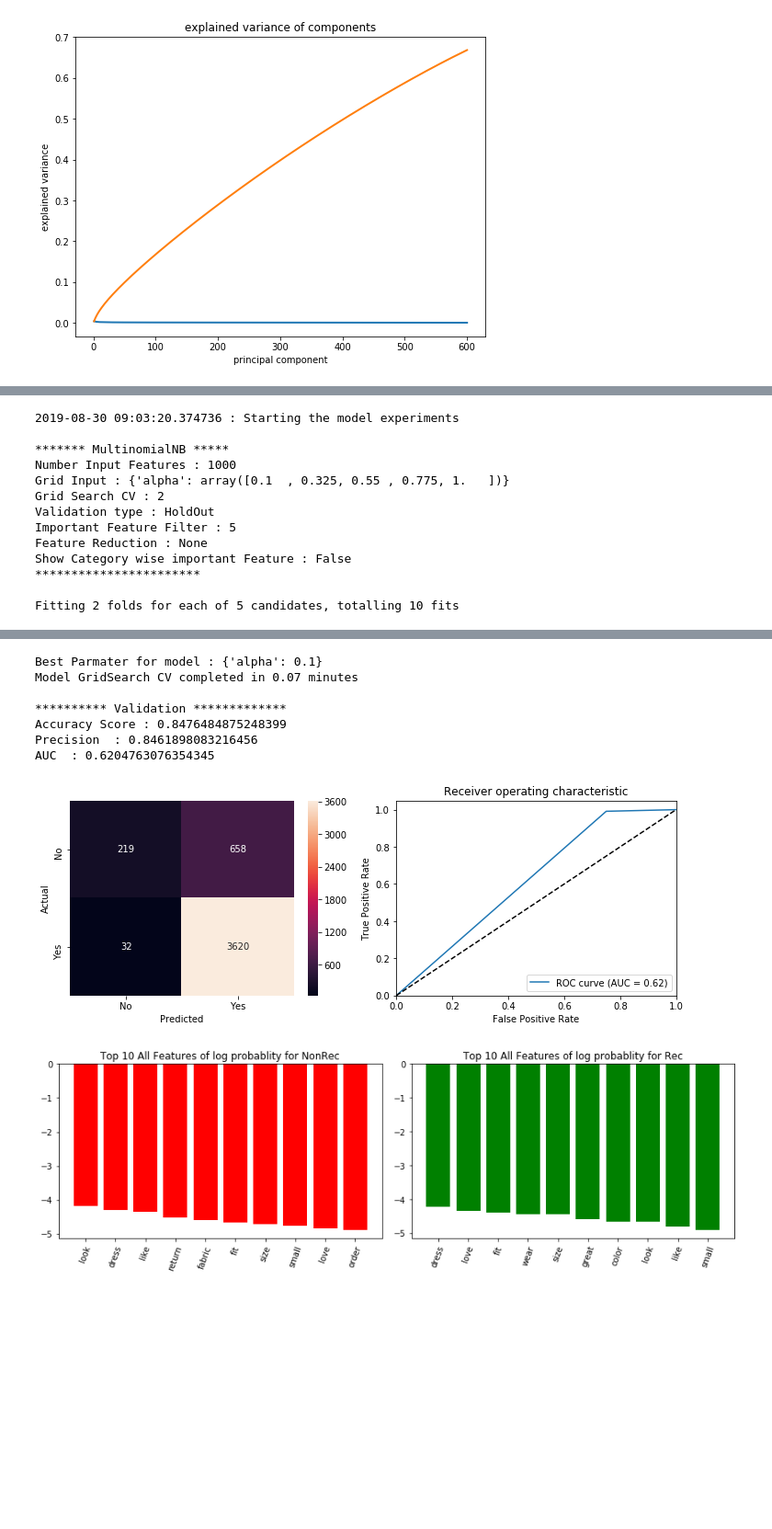
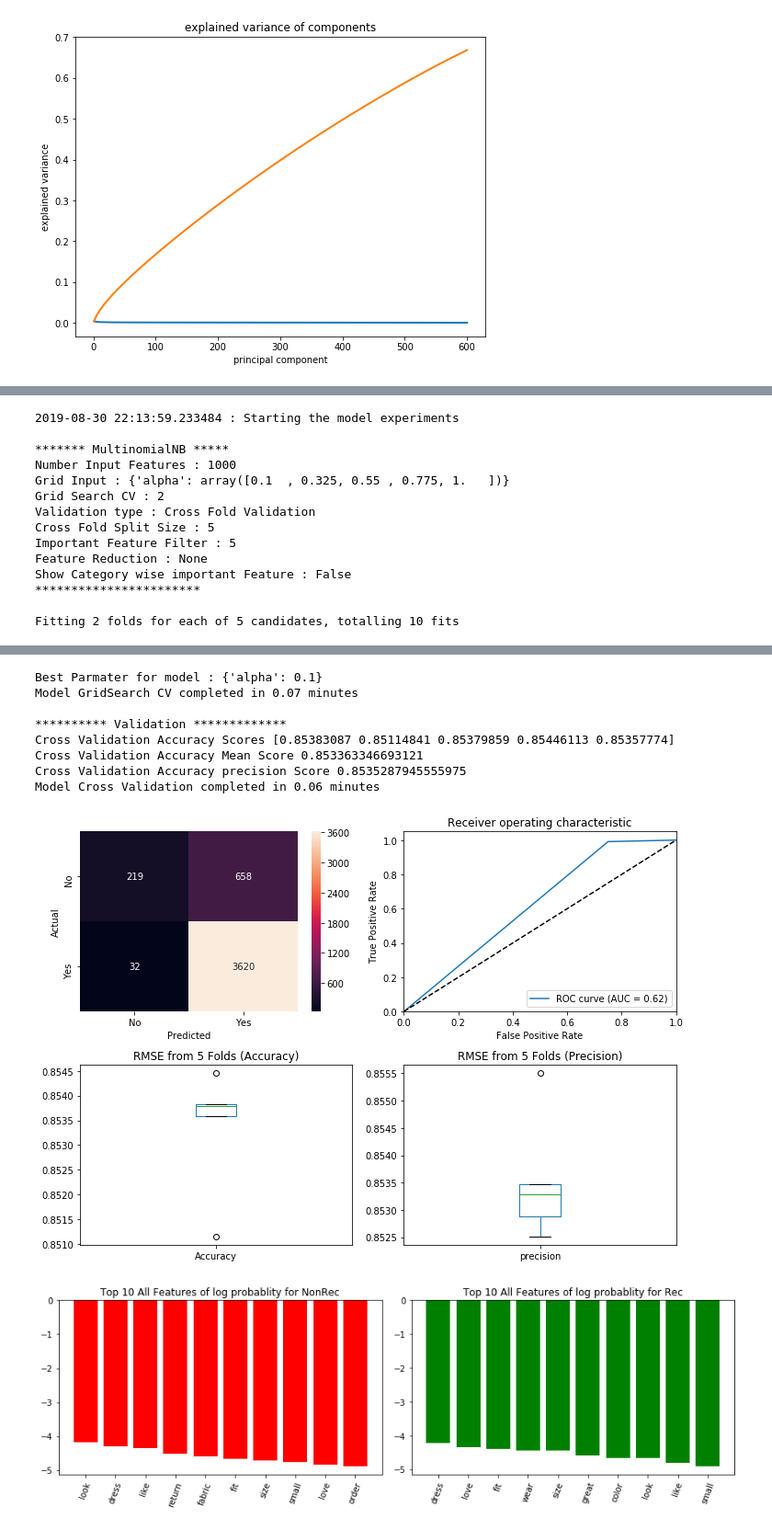
Before and after one commit to balag752/Ecommerce-clothing-recommendation-prediction, a Jupyter notebook: src/ModelBuilding.ipynb, the cells around one changed output, grey strips where cells are left out. Shown at 92% size. Saved outputs shown, nothing was run; the diff lists cells and outputs as text; code cells hidden in the pictures; blank space fills up the shorter version.

Commit message:
Completed model building

```diff
--- a/src/ModelBuilding.ipynb
+++ b/src/ModelBuilding.ipynb
@@ -170,6 +170,7 @@ Modeldescription=[]
 TypeValidation=[]
 Metric=[]
 Score=[]
+FeatureReductionValue=[]
 ValidatedTime=[]
 # %%
 ## For Hyper parameter selection used Grid Search
@@ -276,7 +277,7 @@ def plot_roc_curves(fprs, tprs, names=[]):
     plt.legend(loc="lower right")
 #     plt.show()
 
-def validation(modelbest_estimator,InputFeatureData,OutputFeatureData, X_train, X_test, y_train, y_test, datetime_modelfit,nfolds, Reviewonly):
+def validation(modelbest_estimator,InputFeatureData,OutputFeatureData, X_train, X_test, y_train, y_test, datetime_modelfit,nfolds, Reviewonly,FeatureReduction):
     print(" ")
     print("********** Validation *************")
 
@@ -325,7 +326,7 @@ def validation(modelbest_estimator,InputFeatureData,OutputFeatureData, X_train,
         pd.Series(scores).plot(kind="box", label="precision");
         plt.title('RMSE from '+str(nfolds)+' Folds (Precision)')
 
-        TypeValidation.append("HoldOut")
+        TypeValidation.append("Cross Fold")
         Score.append(np.mean(scores, dtype=np.float64))
 
         datetime_cv=datetime.datetime.now()
@@ -338,6 +339,7 @@ def validation(modelbest_estimator,InputFeatureData,OutputFeatureData, X_train,
     Modeldescription.append(Reviewonly)
     Metric.append("Precision")
     ValidatedTime.append(datetime.datetime.now())
+    FeatureReductionValue.append(FeatureReduction)
 
     print(" ")
 
@@ -386,7 +388,7 @@ def model_experiment(model,param_grid,df, InputFeaturecols,OutputFeaturecols, nf
         datetime_modelfit=datetime.datetime.now()
         minutes_diff = round((datetime_modelfit - datetime_start).total_seconds() / 60.0,2)
         print("Model Fit completed in "+ str(minutes_diff) + " minutes ")
-        validation(modelbest_estimator,InputFeatureData,OutputFeatureData, X_train, X_test, y_train, y_test,datetime_modelfit, nfolds[1], Reviewonly)
+        validation(modelbest_estimator,InputFeatureData,OutputFeatureData, X_train, X_test, y_train, y_test,datetime_modelfit, nfolds[1], Reviewonly,FeatureReduction)
 
     else:
         ## Experimenting model with different parameters
@@ -396,7 +398,7 @@ def model_experiment(model,param_grid,df, InputFeaturecols,OutputFeaturecols, nf
         minutes_diff = round((datetime_modelfit - datetime_start).total_seconds() / 60.0,2)
         print("Model GridSearch CV completed in "+ str(minutes_diff) + " minutes ")
 
-        validation(modelbest_estimator,InputFeatureData,OutputFeatureData, [],[],[],[],datetime_modelfit, nfolds[1], Reviewonly)
+        validation(modelbest_estimator,InputFeatureData,OutputFeatureData, [],[],[],[],datetime_modelfit, nfolds[1], Reviewonly,FeatureReduction)
 
     if type(model).__name__ in ('LogisticRegression','MultinomialNB','RandomForestClassifier') and FeatureReduction=="None":
 
@@ -538,15 +540,16 @@ Model Cross Validation completed in 0.1 minutes
 # %%
 model = MultinomialNB(alpha=0.1)
 param_grid={'alpha':np.linspace(0.1,1,5)}
-model_experiment(model=model,param_grid=param_grid,df=df, InputFeaturecols=InputFeature[30:],OutputFeaturecols=OutputFeature, nfolds=[2,1], ImpFtrShow=5, Reviewonly=True)
+model_experiment(model=model,param_grid=param_grid,df=df, InputFeaturecols=InputFeature[30:],OutputFeaturecols=OutputFeature, nfolds=[2,5], ImpFtrShow=5, Reviewonly=True)
 # %% [output]
-2019-08-30 09:03:20.374736 : Starting the model experiments
+2019-08-30 22:13:59.233484 : Starting the model experiments
 
 ******* MultinomialNB *****
 Number Input Features : 1000
 Grid Input : {'alpha': array([0.1  , 0.325, 0.55 , 0.775, 1.   ])}
 Grid Search CV : 2
-Validation type : HoldOut
+Validation type : Cross Fold Validation
+Cross Fold Split Size : 5
 Important Feature Filter : 5
 Feature Reduction : None
 Show Category wise important Feature : False
@@ -558,11 +561,12 @@ Fitting 2 folds for each of 5 candidates, totalling 10 fits
 Best Parmater for model : {'alpha': 0.1}
 Model GridSearch CV completed in 0.07 minutes
 
 ********** Validation *************
-Accuracy Score : 0.8476484875248399
-Precision  : 0.8461898083216456
-AUC  : 0.6204763076354345
+Cross Validation Accuracy Scores [0.85383087 0.85114841 0.85379859 0.85446113 0.85357774]
+Cross Validation Accuracy Mean Score 0.853363346693121
+Cross Validation Accuracy precision Score 0.8535287945555975
+Model Cross Validation completed in 0.06 minutes
-[figure, old version]
+[figure, new version]
 [figure]
 # %%
 scaler = MinMaxScaler()
```
Also changed, not shown: parts of 22 cells of this notebook, 1 other file.
